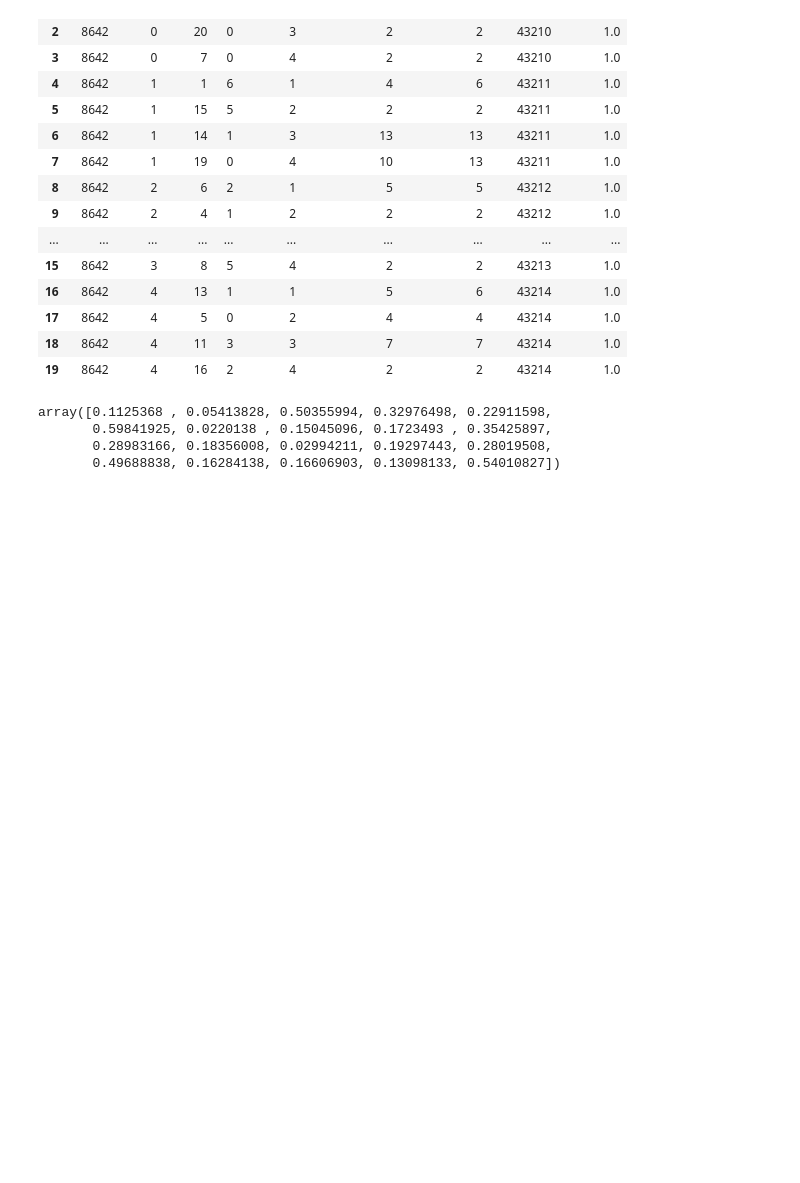
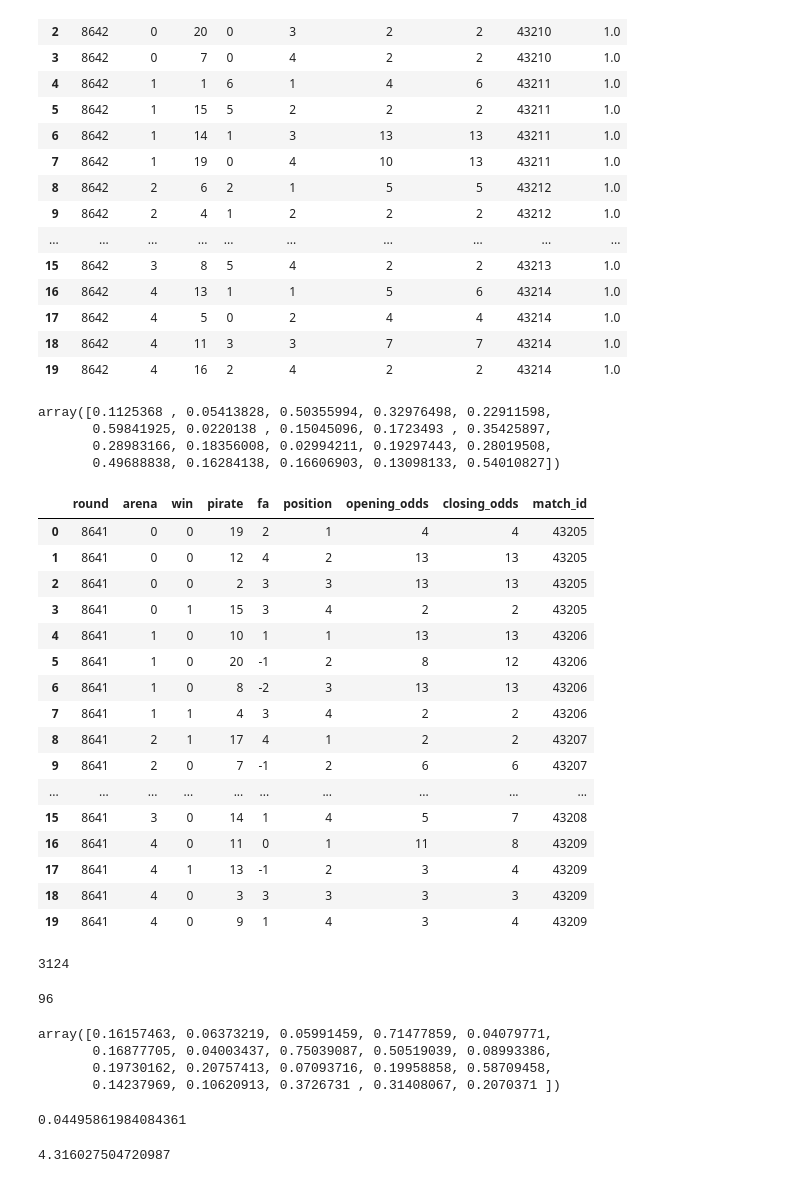
Before and after one commit to arsdragonfly/neofoodclub, a Jupyter notebook: model.ipynb, the cells around one changed output. Drawn from its saved outputs; the diff is of its cells as text; code cells hidden in the pictures; blank space fills up the shorter version.

```diff
--- a/model.ipynb
+++ b/model.ipynb
@@ -463,3 +463,80 @@ array([0.1125368 , 0.05413828, 0.50355994, 0.32976498, 0.22911598,
        0.59841925, 0.0220138 , 0.15045096, 0.1723493 , 0.35425897,
        0.28983166, 0.18356008, 0.02994211, 0.19297443, 0.28019508,
        0.49688838, 0.16284138, 0.16606903, 0.13098133, 0.54010827])
+# %%
+# backtesting
+def get_data_for_round(df, round):
+    return df[df['round'] == round]
+
+convert_to_long_format_with_win(get_data_for_round(df, 8641))
+# %% [output]
+|  | round | arena | win | pirate | fa | position | opening_odds | closing_odds | match_id |
+| 0 | 8641 | 0 | 0 | 19 | 2 | 1 | 4 | 4 | 43205 |
+| 1 | 8641 | 0 | 0 | 12 | 4 | 2 | 13 | 13 | 43205 |
+| 2 | 8641 | 0 | 0 | 2 | 3 | 3 | 13 | 13 | 43205 |
+| 3 | 8641 | 0 | 1 | 15 | 3 | 4 | 2 | 2 | 43205 |
+| 4 | 8641 | 1 | 0 | 10 | 1 | 1 | 13 | 13 | 43206 |
+| 5 | 8641 | 1 | 0 | 20 | -1 | 2 | 8 | 12 | 43206 |
+| 6 | 8641 | 1 | 0 | 8 | -2 | 3 | 13 | 13 | 43206 |
+| 7 | 8641 | 1 | 1 | 4 | 3 | 4 | 2 | 2 | 43206 |
+| 8 | 8641 | 2 | 1 | 17 | 4 | 1 | 2 | 2 | 43207 |
+| 9 | 8641 | 2 | 0 | 7 | -1 | 2 | 6 | 6 | 43207 |
+| ... | ... | ... | ... | ... | ... | ... | ... | ... | ... |
+| 15 | 8641 | 3 | 0 | 14 | 1 | 4 | 5 | 7 | 43208 |
+| 16 | 8641 | 4 | 0 | 11 | 0 | 1 | 11 | 8 | 43209 |
+| 17 | 8641 | 4 | 1 | 13 | -1 | 2 | 3 | 4 | 43209 |
+| 18 | 8641 | 4 | 0 | 3 | 3 | 3 | 3 | 3 | 43209 |
+| 19 | 8641 | 4 | 0 | 9 | 1 | 4 | 3 | 4 | 43209 |
+# %%
+def generate_bets():
+    for i in range(5):
+        for j in range(5):
+            for k in range(5):
+                for l in range(5):
+                    for m in range(5):
+                        if i != 0 or j != 0 or k != 0 or l != 0 or m != 0:
+                            yield (i, j, k, l, m)
+
+len(list(generate_bets()))
+# %% [output]
+3124
+# %%
+def get_odds_of_bet(bet, odds):
+    prod = 1
+    for arena, pos in enumerate(bet):
+        if pos != 0:
+            prod *= odds[arena * 4 + pos - 1]
+    return prod
+
+tmp = convert_to_long_format_with_win(get_data_for_round(df, 8641))
+get_odds_of_bet((4,2,0,0,2), tmp['closing_odds'])
+# %% [output]
+96
+# %%
+def get_estimated_probabilities(df, model):
+    return model.predict(df)
+
+get_estimated_probabilities(tmp, with_position_mnl)
+# %% [output]
+array([0.16157463, 0.06373219, 0.05991459, 0.71477859, 0.04079771,
+       0.16877705, 0.04003437, 0.75039087, 0.50519039, 0.08993386,
+       0.19730162, 0.20757413, 0.07093716, 0.19958858, 0.58709458,
+       0.14237969, 0.10620913, 0.3726731 , 0.31408067, 0.2070371 ])
+# %%
+def get_estimated_probability_of_bet(bet, probabilities):
+    prod = 1
+    for arena, pos in enumerate(bet):
+        if pos != 0:
+            prod *= probabilities[arena * 4 + pos - 1]
+    return prod
+
+get_estimated_probability_of_bet((4,2,0,0,2), get_estimated_probabilities(tmp, with_position_mnl))
+# %% [output]
+0.04495861984084361
+# %%
+def get_estimated_return_per_unit_of_bet(bet, odds, probabilities):
+    return get_odds_of_bet(bet, odds) * get_estimated_probability_of_bet(bet, probabilities)
+
+get_estimated_return_per_unit_of_bet((4,2,0,0,2), tmp['closing_odds'], get_estimated_probabilities(tmp, with_position_mnl))
+# %% [output]
+4.316027504720987
```
Also changed, not shown: parts of 13 cells of this notebook, 1 other file.
